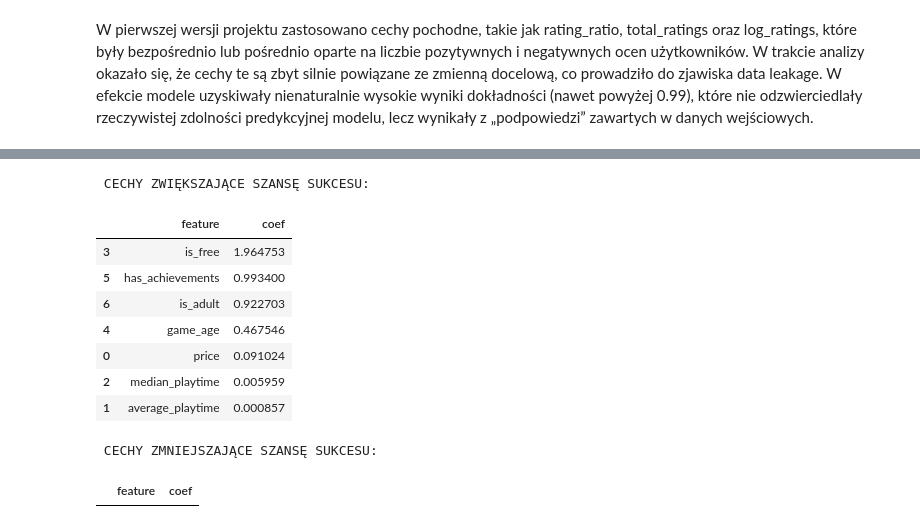
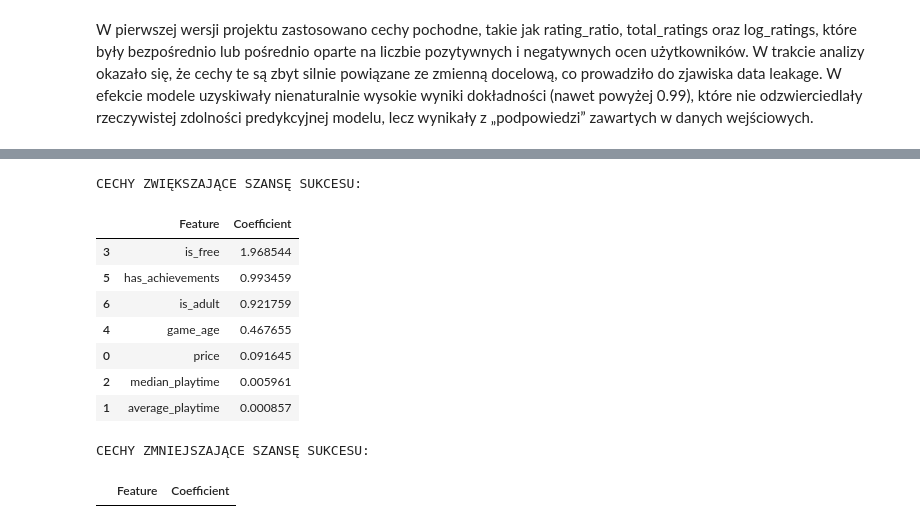
Before and after one commit to philippwaleria1-blip/steam-ml-project, a Jupyter notebook: ml_steam.ipynb, the cells around one changed output, grey strips where cells are left out. Saved outputs shown, nothing was run; the diff lists cells and outputs as text; code cells hidden in the pictures.

```diff
--- a/ml_steam.ipynb
+++ b/ml_steam.ipynb
@@ -239,5 +240,0 @@ df[["total_ratings", "rating_ratio", "log_ratings", "is_free"]].corr()
-# %%
-cols_to_scale = ["price", "average_playtime", "median_playtime", "log_ratings"]
-scaler = StandardScaler()
-df[cols_to_scale] = scaler.fit_transform(df[cols_to_scale])
-df[cols_to_scale].head()
@@ -400,4 +393,4 @@ y2 = (df["positive_ratings"] > df["positive_ratings"].median())
 # %%
-X_train2, X_test2, y_train2, y_test2 = train_test_split(
-    X_new, y2, test_size=0.2, random_state=42
+X_train_new, X_test_new, y_train_new, y_test_new = train_test_split(
+    X_new, y, test_size=0.2, random_state=42
 )
@@ -426,0 +397,11 @@ Random Forest2 accuracy: 0.7706371191135734
+# %%
+scaler = StandardScaler()
+
+X_train_new_scaled = scaler.fit_transform(X_train_new)
+X_test_new_scaled = scaler.transform(X_test_new)
+# %%
+lr_new = LogisticRegression(max_iter=1000)
+lr_new.fit(X_train_new_scaled, y_train_new)
+pred_lr_new = lr_new.predict(X_test_new_scaled)
+acc_lr_new = accuracy_score(y_test_new, pred_lr_new)
+acc_lr_new
@@ -507,19 +542,21 @@ plt.show()
 # %%
+coefficients_new = lr_new.coef_[0]
 
-coefficients = lr2.coef_[0]
-features = X_new.columns
-
-coef_df = pd.DataFrame({
-    "feature": features,
-    "coef": coefficients
+coef_df_new = pd.DataFrame({
+    "Feature": X_new.columns,
+    "Coefficient": coefficients_new
 })
 
-plus = coef_df[coef_df["coef"] > 0].sort_values("coef", ascending=False)
-minus = coef_df[coef_df["coef"] < 0].sort_values("coef")
+plus_new = coef_df_new[
+    coef_df_new["Coefficient"] > 0
+].sort_values("Coefficient", ascending=False)
 
-print(" CECHY ZWIĘKSZAJĄCE SZANSĘ SUKCESU:")
-display(plus)
+minus_new = coef_df_new[
+    coef_df_new["Coefficient"] < 0
+].sort_values("Coefficient")
 
-print("\n CECHY ZMNIEJSZAJĄCE SZANSĘ SUKCESU:")
-display(minus)
+print("CECHY ZWIĘKSZAJĄCE SZANSĘ SUKCESU:")
+display(plus_new)
+print("\nCECHY ZMNIEJSZAJĄCE SZANSĘ SUKCESU:")
+display(minus_new)
 # %% [output]
@@ -527,8 +564,8 @@ display(minus)
-|  | feature | coef |
-| 3 | is_free | 1.964753 |
-| 5 | has_achievements | 0.993400 |
-| 6 | is_adult | 0.922703 |
-| 4 | game_age | 0.467546 |
-| 0 | price | 0.091024 |
-| 2 | median_playtime | 0.005959 |
+|  | Feature | Coefficient |
+| 3 | is_free | 1.968544 |
+| 5 | has_achievements | 0.993459 |
+| 6 | is_adult | 0.921759 |
+| 4 | game_age | 0.467655 |
+| 0 | price | 0.091645 |
+| 2 | median_playtime | 0.005961 |
 | 1 | average_playtime | 0.000857 |
@@ -536 +573 @@ display(minus)
-|  | feature | coef |
+|  | Feature | Coefficient |
```
Also changed, not shown: parts of 33 cells of this notebook.
